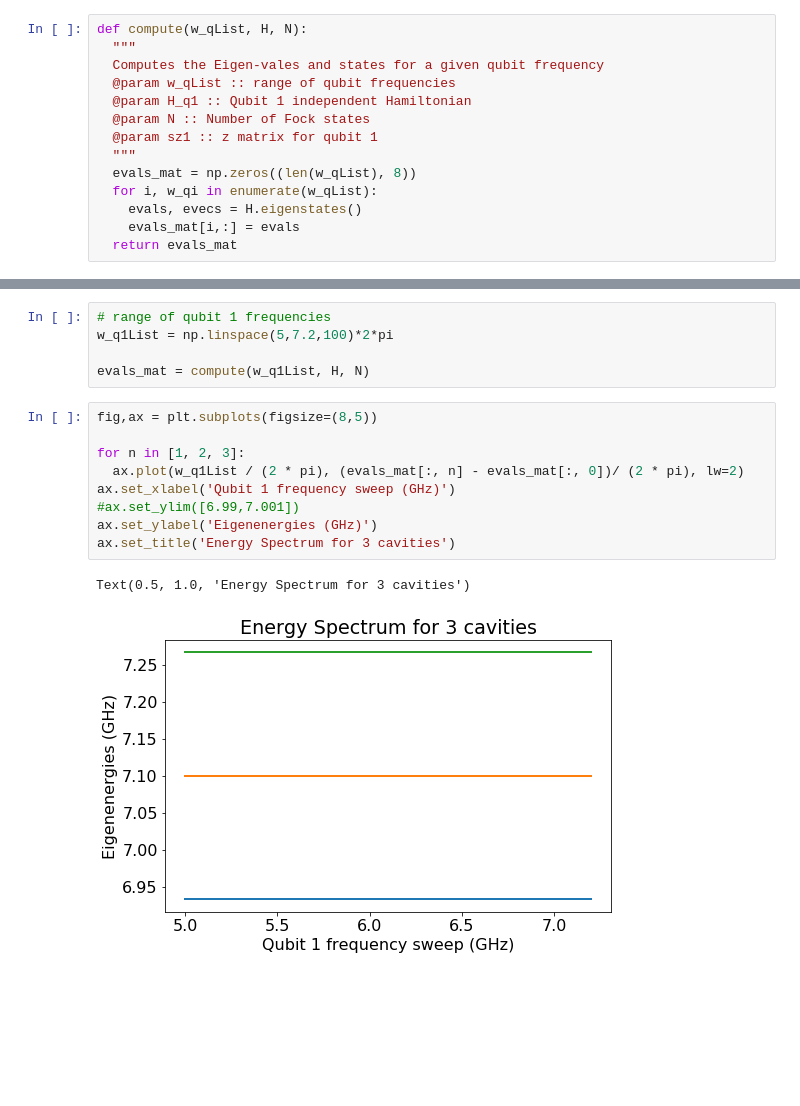
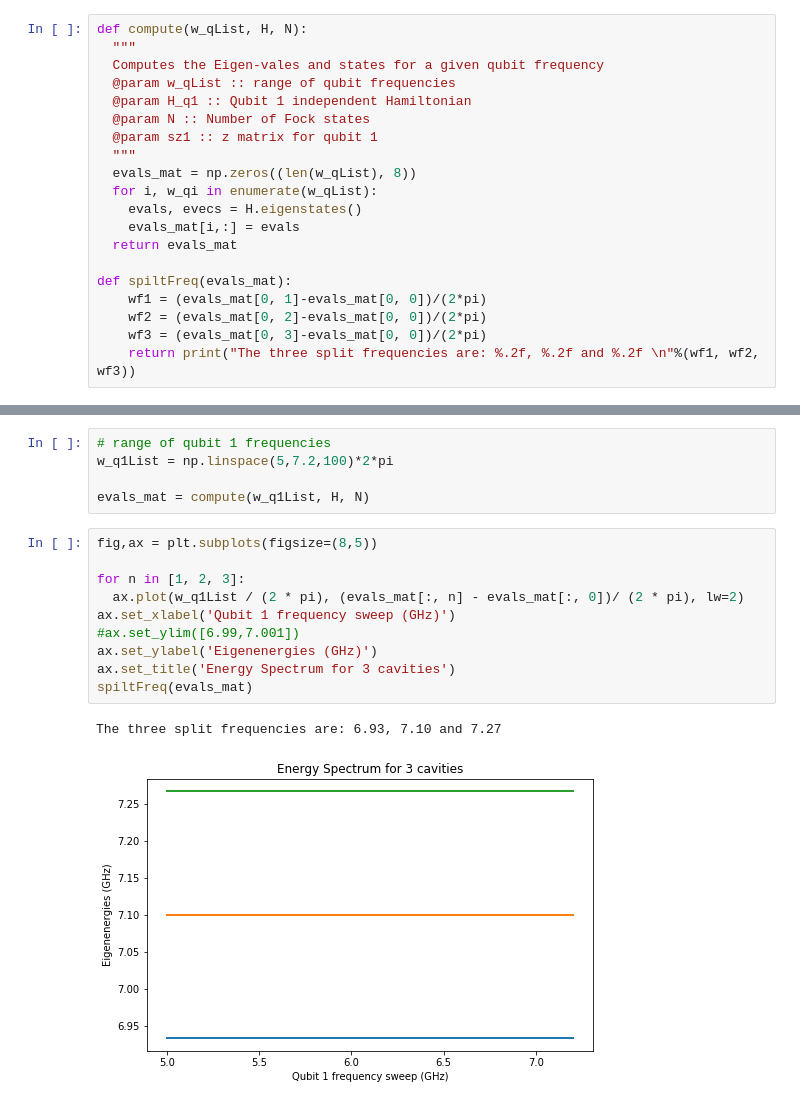
Before and after one commit to SoumyaShreeram/Qubit, a Jupyter notebook: Time Evolution, Frequency sweeps/3 cavity system without thermal losses.ipynb, the cells around one changed output, grey strips where cells are left out. Drawn from its saved outputs; the diff is of its cells as text; blank space fills up the shorter version.

```diff
--- a/Time Evolution, Frequency sweeps/3 cavity system without thermal losses.ipynb
+++ b/Time Evolution, Frequency sweeps/3 cavity system without thermal losses.ipynb
@@ -85,6 +85,12 @@ def compute(w_qList, H, N):
     evals, evecs = H.eigenstates()
     evals_mat[i,:] = evals
   return evals_mat
+
+def spiltFreq(evals_mat):
+    wf1 = (evals_mat[0, 1]-evals_mat[0, 0])/(2*pi)
+    wf2 = (evals_mat[0, 2]-evals_mat[0, 0])/(2*pi)
+    wf3 = (evals_mat[0, 3]-evals_mat[0, 0])/(2*pi)
+    return print("The three split frequencies are: %.2f, %.2f and %.2f \n"%(wf1, wf2, wf3))
 # %% [markdown]
 ## 4. Computing and plotting the eigenfrequencies of the coupled system
 # %%
@@ -95,12 +101,13 @@ evals_mat = compute(w_q1List, H, N)
 # %%
 fig,ax = plt.subplots(figsize=(8,5))
 
 for n in [1, 2, 3]:
   ax.plot(w_q1List / (2 * pi), (evals_mat[:, n] - evals_mat[:, 0])/ (2 * pi), lw=2)
 ax.set_xlabel('Qubit 1 frequency sweep (GHz)')
 #ax.set_ylim([6.99,7.001])
 ax.set_ylabel('Eigenenergies (GHz)')
 ax.set_title('Energy Spectrum for 3 cavities')
+spiltFreq(evals_mat)
 # %% [output]
-Text(0.5, 1.0, 'Energy Spectrum for 3 cavities')
+The three split frequencies are: 6.93, 7.10 and 7.27
-[figure, old version]
+[figure, new version]
```
Also changed, not shown: 3 other files.
